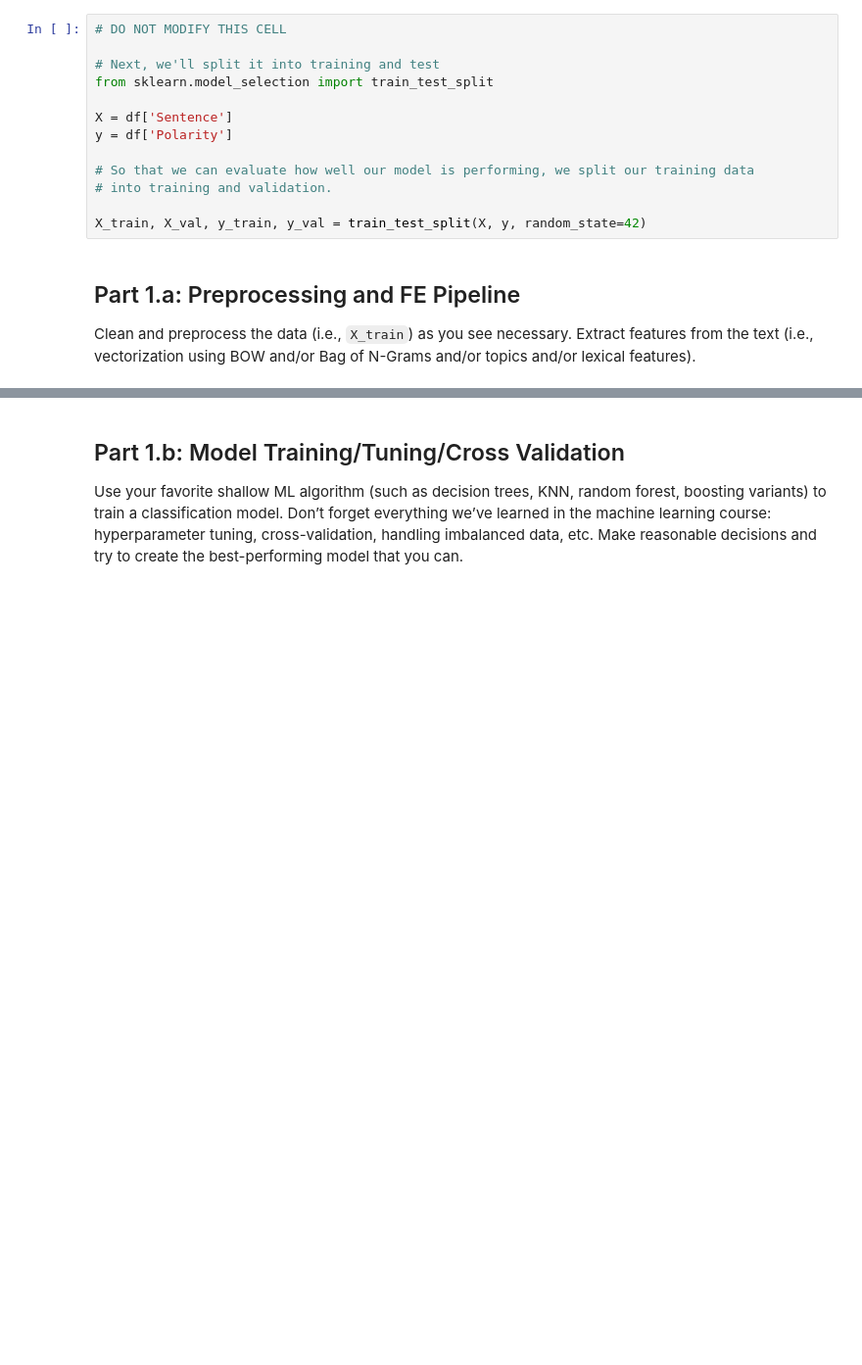
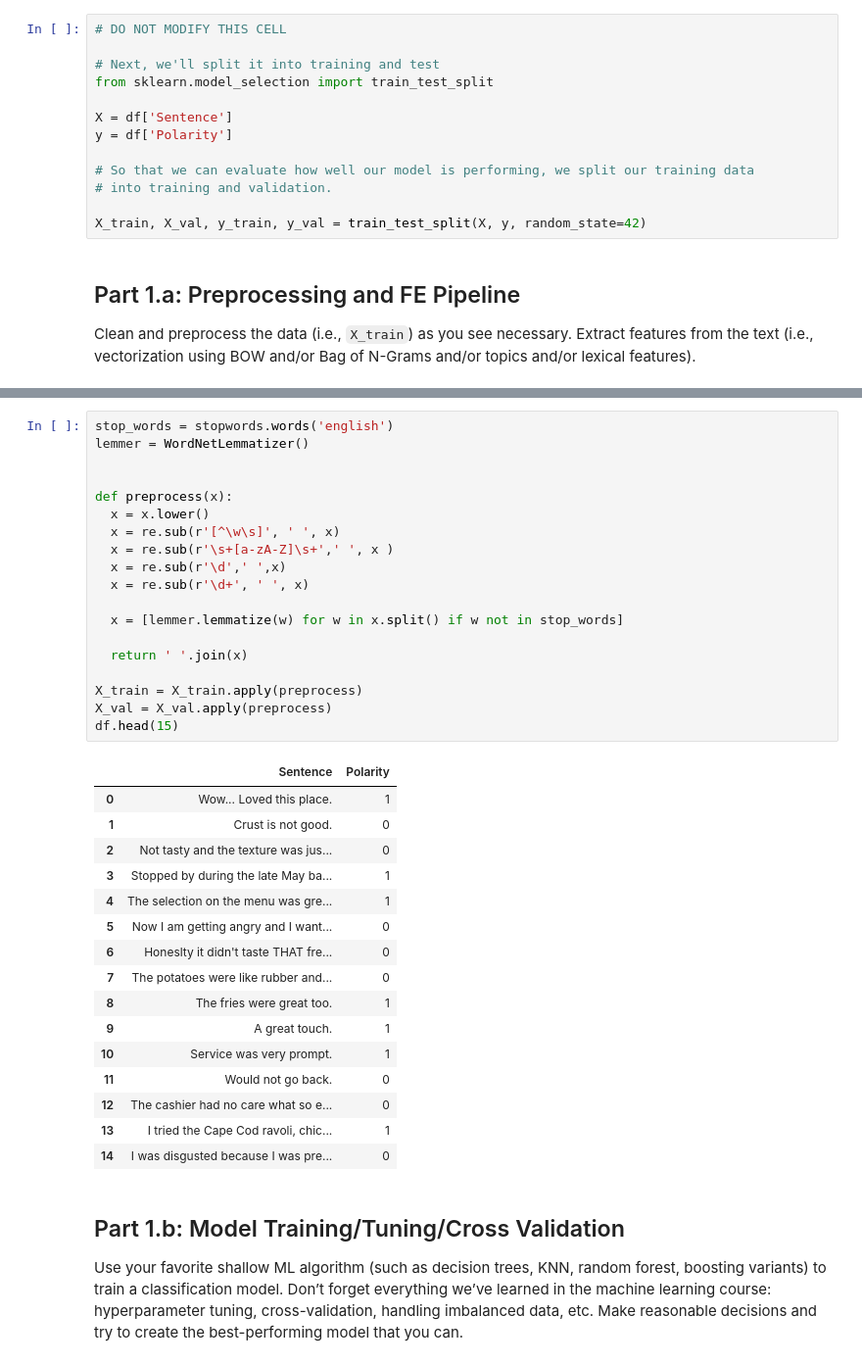
Before and after one commit to 21hz30/869_course, a Jupyter notebook: MMAI_2022_891_Individual_Assignment.ipynb, the cells around one changed output, grey strips where cells are left out. Shown: that part at 98% size. Saved outputs shown, nothing was run; the diff lists cells and outputs as text; blank space fills up the shorter version.

```diff
--- a/MMAI_2022_891_Individual_Assignment.ipynb
+++ b/MMAI_2022_891_Individual_Assignment.ipynb
@@ -133,3 +175,39 @@ Clean and preprocess the data (i.e., `X_train`) as you see necessary. Extract fe
+# %%
+stop_words = stopwords.words('english')
+lemmer = WordNetLemmatizer()
+
+
+def preprocess(x):
+  x = x.lower()
+  x = re.sub(r'[^\w\s]', ' ', x)
+  x = re.sub(r'\s+[a-zA-Z]\s+',' ', x )
+  x = re.sub(r'\d',' ',x)
+  x = re.sub(r'\d+', ' ', x)
+
+  x = [lemmer.lemmatize(w) for w in x.split() if w not in stop_words]
+
+  return ' '.join(x)
+
+X_train = X_train.apply(preprocess)
+X_val = X_val.apply(preprocess)
+df.head(15)
+# %% [output]
+|  | Sentence | Polarity |
+| 0 | Wow... Loved this place. | 1 |
+| 1 | Crust is not good. | 0 |
+| 2 | Not tasty and the texture was jus... | 0 |
+| 3 | Stopped by during the late May ba... | 1 |
+| 4 | The selection on the menu was gre... | 1 |
+| 5 | Now I am getting angry and I want... | 0 |
+| 6 | Honeslty it didn't taste THAT fre... | 0 |
+| 7 | The potatoes were like rubber and... | 0 |
+| 8 | The fries were great too. | 1 |
+| 9 | A great touch. | 1 |
+| 10 | Service was very prompt. | 1 |
+| 11 | Would not go back. | 0 |
+| 12 | The cashier had no care what so e... | 0 |
+| 13 | I tried the Cape Cod ravoli, chic... | 1 |
+| 14 | I was disgusted because I was pre... | 0 |
 # %% [markdown]
 ## Part 1.b: Model Training/Tuning/Cross Validation
 
```
Also changed, not shown: parts of 12 cells of this notebook.
